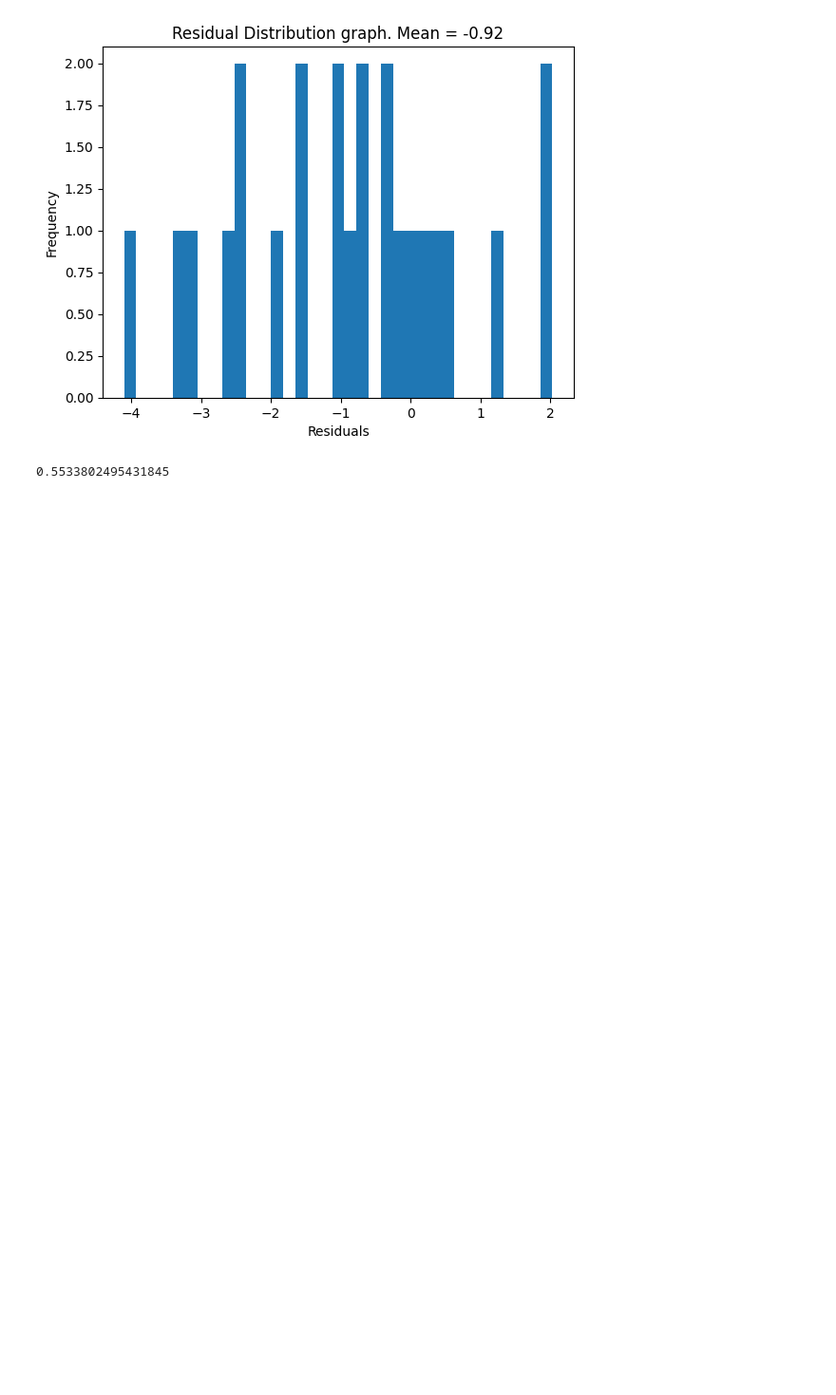
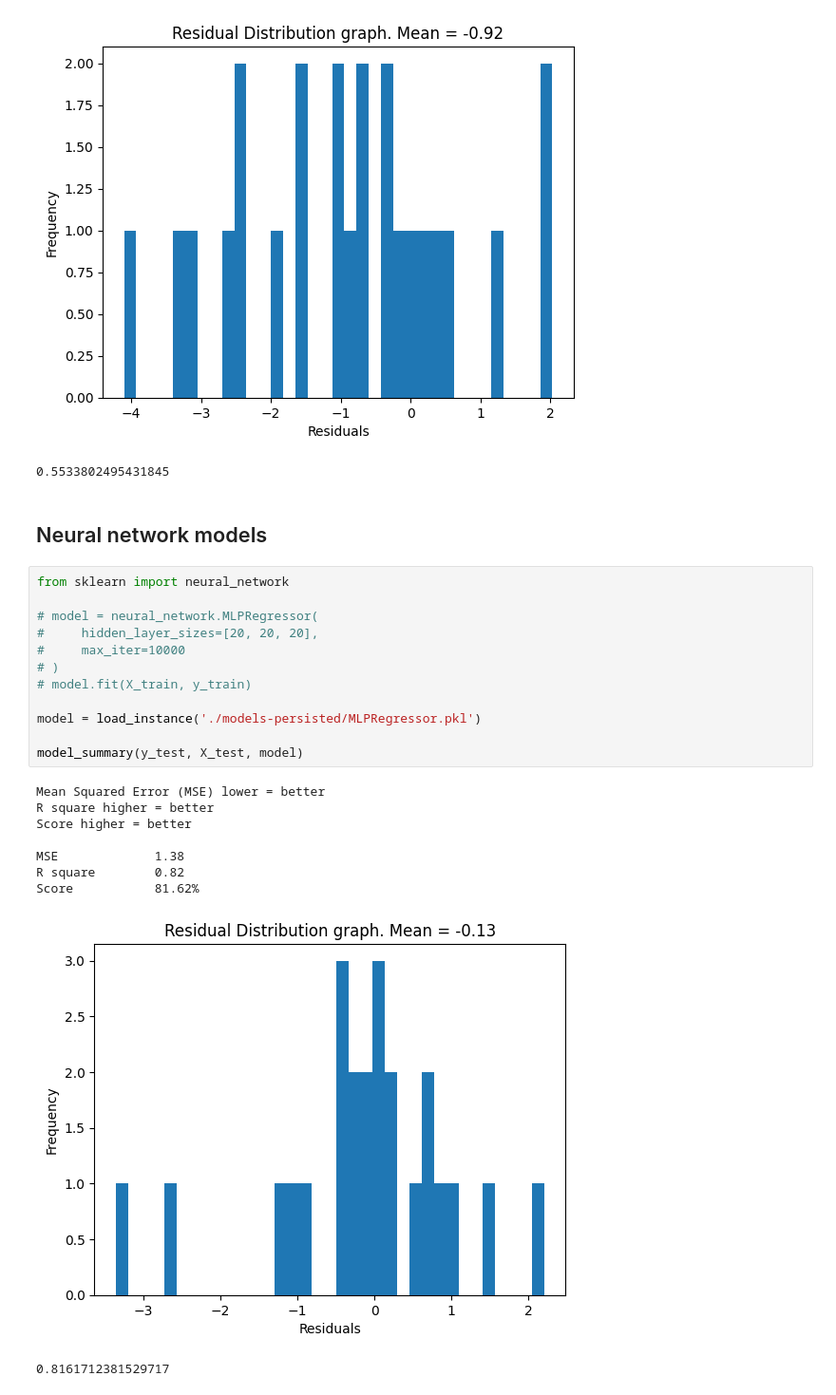
Before and after one commit to Raphael-Marchetti-Calciolari/projects-tcc-imt-2023, a Jupyter notebook: scripts/models.ipynb, the cells around one changed output. Shown at 95% size. Drawn from its saved outputs; the diff is of its cells as text; blank space fills up the shorter version.

Commit message:
Explored all sklearn models

```diff
--- a/scripts/models.ipynb
+++ b/scripts/models.ipynb
@@ -526,3 +526,27 @@ R square        0.55
 Score           55.34%
 [figure]
 0.5533802495431845
+# %% [markdown]
+## Neural network models
+# %%
+from sklearn import neural_network
+
+# model = neural_network.MLPRegressor(
+#     hidden_layer_sizes=[20, 20, 20],
+#     max_iter=10000
+# )
+# model.fit(X_train, y_train)
+
+model = load_instance('./models-persisted/MLPRegressor.pkl')
+
+model_summary(y_test, X_test, model)
+# %% [output]
+Mean Squared Error (MSE) lower = better
+R square higher = better
+Score higher = better
+
+MSE             1.38
+R square        0.82
+Score           81.62%
+[figure, added]
+0.8161712381529717
```
Also changed, not shown: parts of 8 cells of this notebook, 1 other file.
